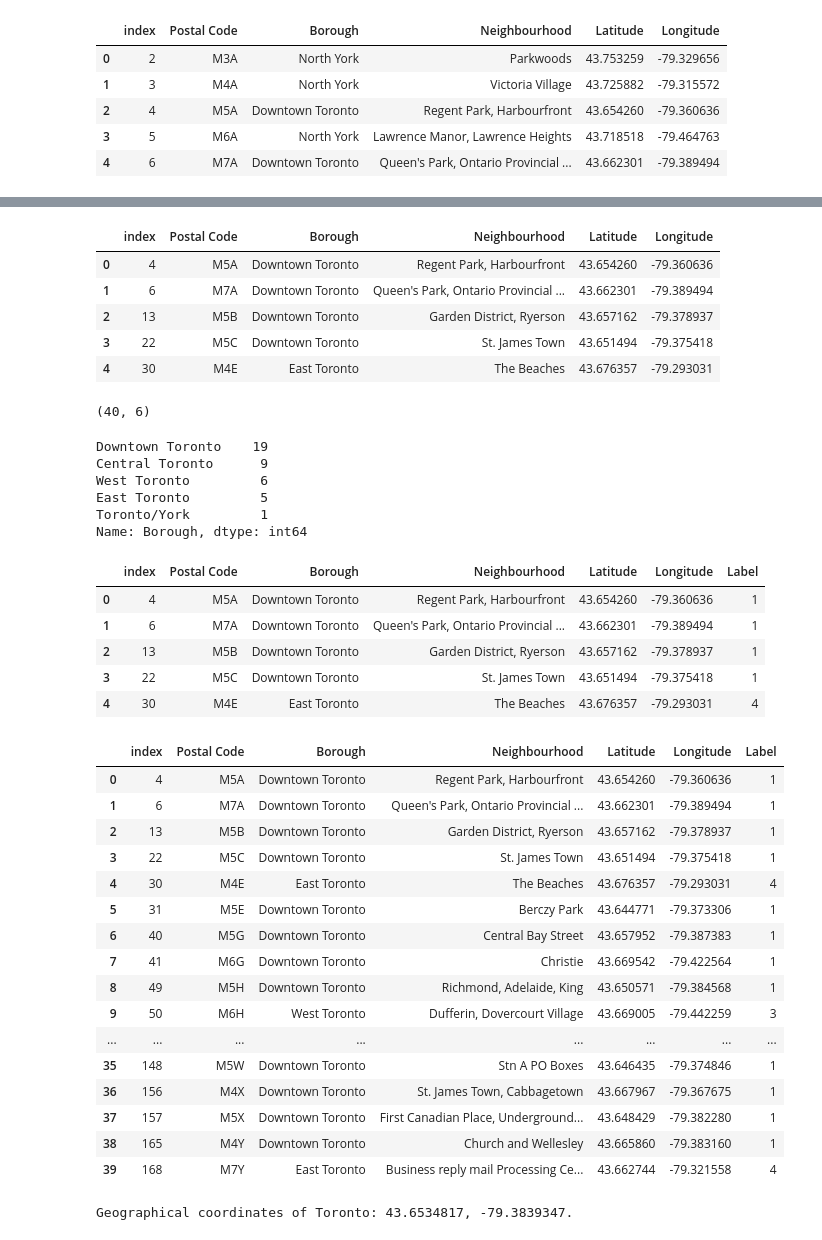
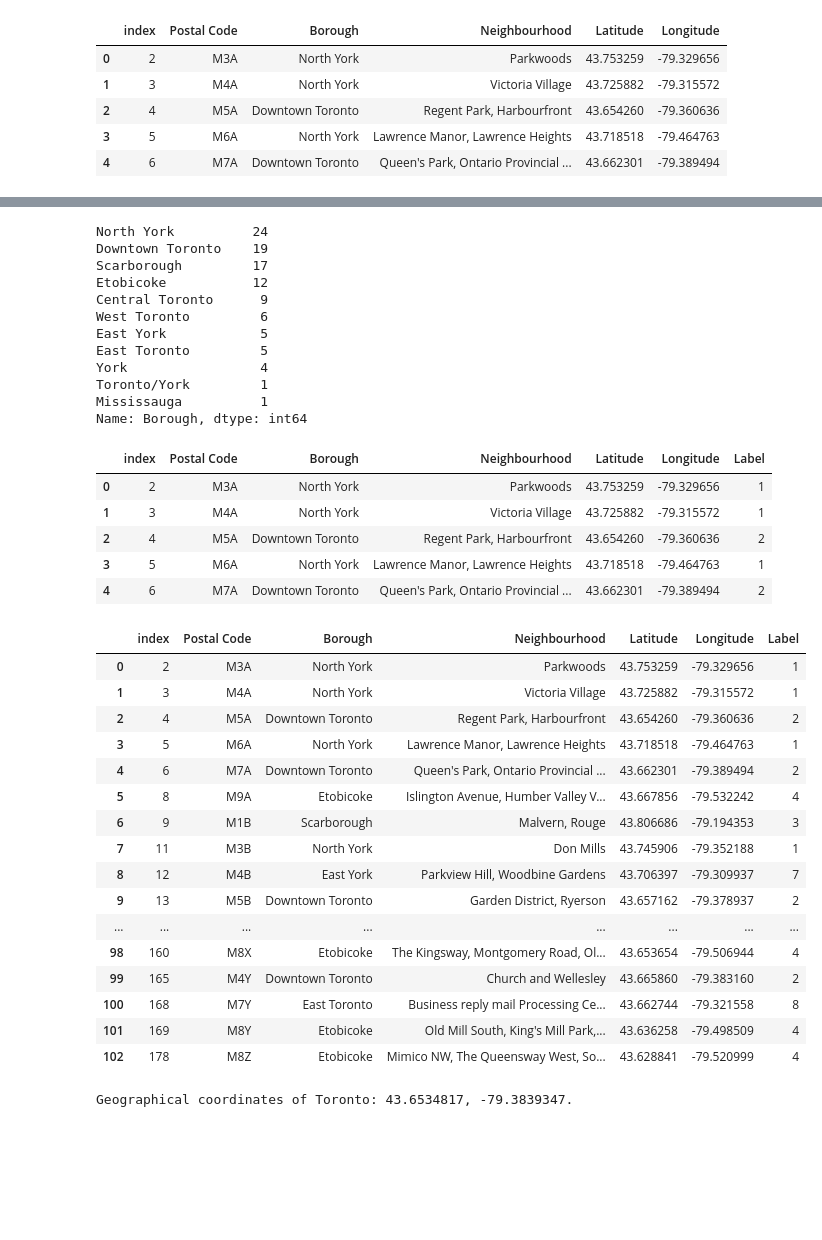
Before and after one commit to orangesmash/Coursera_Capstone, a Jupyter notebook: Toronto Neighborhoods_Part3.ipynb, the cells around one changed output, grey strips where cells are left out. Drawn from its saved outputs; the diff is of its cells as text; code cells hidden in the pictures; blank space fills up the shorter version.

Commit message:
part 2 toronto neighborhoods latlong

```diff
--- a/Toronto Neighborhoods_Part3.ipynb
+++ b/Toronto Neighborhoods_Part3.ipynb
@@ -162,60 +179,50 @@ df3.shape
-# %%
-#Working with only "Borough" which contain the word Toronto
-df4=df3[df3['Borough'].str.contains('Toronto')]
-df5=df4.reset_index(drop=True)
-df5.head()
-# %% [output]
-|  | index | Postal Code | Borough | Neighbourhood | Latitude | Longitude |
-| 0 | 4 | M5A | Downtown Toronto | Regent Park, Harbourfront | 43.654260 | -79.360636 |
-| 1 | 6 | M7A | Downtown Toronto | Queen's Park, Ontario Provincial ... | 43.662301 | -79.389494 |
-| 2 | 13 | M5B | Downtown Toronto | Garden District, Ryerson | 43.657162 | -79.378937 |
-| 3 | 22 | M5C | Downtown Toronto | St. James Town | 43.651494 | -79.375418 |
-| 4 | 30 | M4E | East Toronto | The Beaches | 43.676357 | -79.293031 |
-# %%
-df5.shape
-# %% [output]
-(40, 6)
 # %%
 # Learn the different value of Borough
-df5['Borough'].value_counts()
+df3['Borough'].value_counts()
 # %% [output]
+North York          24
 Downtown Toronto    19
+Scarborough         17
+Etobicoke           12
 Central Toronto      9
 West Toronto         6
+East York            5
 East Toronto         5
+York                 4
 Toronto/York         1
+Mississauga          1
 Name: Borough, dtype: int64
 # %%
-# Create a new column as Label and get the date from 'Borough' as integer
-df5['Label']=df5['Borough'].replace(to_replace=['Downtown Toronto','Central Toronto','West Toronto','East Toronto','Toronto/York'],value=[1,2,3,4, 5],inplace=False)
-df5.head()
+# Create a new column as Label and get the data from 'Borough' as integer
+df3['Label']=df3['Borough'].replace(to_replace=['North York','Downtown Toronto','Scarborough','Etobicoke','Central Toronto','West Toronto','East York','East Toronto','York','Toronto/York', 'Mississauga'],value=[1,2,3,4,5,6,7,8,9,10,11],inplace=False)
+df3.head()
 # %% [output]
 |  | index | Postal Code | Borough | Neighbourhood | Latitude | Longitude | Label |
-| 0 | 4 | M5A | Downtown Toronto | Regent Park, Harbourfront | 43.654260 | -79.360636 | 1 |
-| 1 | 6 | M7A | Downtown Toronto | Queen's Park, Ontario Provincial ... | 43.662301 | -79.389494 | 1 |
-| 2 | 13 | M5B | Downtown Toronto | Garden District, Ryerson | 43.657162 | -79.378937 | 1 |
-| 3 | 22 | M5C | Downtown Toronto | St. James Town | 43.651494 | -79.375418 | 1 |
-| 4 | 30 | M4E | East Toronto | The Beaches | 43.676357 | -79.293031 | 4 |
+| 0 | 2 | M3A | North York | Parkwoods | 43.753259 | -79.329656 | 1 |
+| 1 | 3 | M4A | North York | Victoria Village | 43.725882 | -79.315572 | 1 |
+| 2 | 4 | M5A | Downtown Toronto | Regent Park, Harbourfront | 43.654260 | -79.360636 | 2 |
+| 3 | 5 | M6A | North York | Lawrence Manor, Lawrence Heights | 43.718518 | -79.464763 | 1 |
+| 4 | 6 | M7A | Downtown Toronto | Queen's Park, Ontario Provincial ... | 43.662301 | -79.389494 | 2 |
 # %%
-df5
+df3
 # %% [output]
 |  | index | Postal Code | Borough | Neighbourhood | Latitude | Longitude | Label |
-| 0 | 4 | M5A | Downtown Toronto | Regent Park, Harbourfront | 43.654260 | -79.360636 | 1 |
-| 1 | 6 | M7A | Downtown Toronto | Queen's Park, Ontario Provincial ... | 43.662301 | -79.389494 | 1 |
-| 2 | 13 | M5B | Downtown Toronto | Garden District, Ryerson | 43.657162 | -79.378937 | 1 |
-| 3 | 22 | M5C | Downtown Toronto | St. James Town | 43.651494 | -79.375418 | 1 |
-| 4 | 30 | M4E | East Toronto | The Beaches | 43.676357 | -79.293031 | 4 |
-| 5 | 31 | M5E | Downtown Toronto | Berczy Park | 43.644771 | -79.373306 | 1 |
-| 6 | 40 | M5G | Downtown Toronto | Central Bay Street | 43.657952 | -79.387383 | 1 |
-| 7 | 41 | M6G | Downtown Toronto | Christie | 43.669542 | -79.422564 | 1 |
-| 8 | 49 | M5H | Downtown Toronto | Richmond, Adelaide, King | 43.650571 | -79.384568 | 1 |
-| 9 | 50 | M6H | West Toronto | Dufferin, Dovercourt Village | 43.669005 | -79.442259 | 3 |
+| 0 | 2 | M3A | North York | Parkwoods | 43.753259 | -79.329656 | 1 |
+| 1 | 3 | M4A | North York | Victoria Village | 43.725882 | -79.315572 | 1 |
+| 2 | 4 | M5A | Downtown Toronto | Regent Park, Harbourfront | 43.654260 | -79.360636 | 2 |
+| 3 | 5 | M6A | North York | Lawrence Manor, Lawrence Heights | 43.718518 | -79.464763 | 1 |
+| 4 | 6 | M7A | Downtown Toronto | Queen's Park, Ontario Provincial ... | 43.662301 | -79.389494 | 2 |
+| 5 | 8 | M9A | Etobicoke | Islington Avenue, Humber Valley V... | 43.667856 | -79.532242 | 4 |
+| 6 | 9 | M1B | Scarborough | Malvern, Rouge | 43.806686 | -79.194353 | 3 |
+| 7 | 11 | M3B | North York | Don Mills | 43.745906 | -79.352188 | 1 |
+| 8 | 12 | M4B | East York | Parkview Hill, Woodbine Gardens | 43.706397 | -79.309937 | 7 |
+| 9 | 13 | M5B | Downtown Toronto | Garden District, Ryerson | 43.657162 | -79.378937 | 2 |
 | ... | ... | ... | ... | ... | ... | ... | ... |
-| 35 | 148 | M5W | Downtown Toronto | Stn A PO Boxes | 43.646435 | -79.374846 | 1 |
-| 36 | 156 | M4X | Downtown Toronto | St. James Town, Cabbagetown | 43.667967 | -79.367675 | 1 |
-| 37 | 157 | M5X | Downtown Toronto | First Canadian Place, Underground... | 43.648429 | -79.382280 | 1 |
-| 38 | 165 | M4Y | Downtown Toronto | Church and Wellesley | 43.665860 | -79.383160 | 1 |
-| 39 | 168 | M7Y | East Toronto | Business reply mail Processing Ce... | 43.662744 | -79.321558 | 4 |
+| 98 | 160 | M8X | Etobicoke | The Kingsway, Montgomery Road, Ol... | 43.653654 | -79.506944 | 4 |
+| 99 | 165 | M4Y | Downtown Toronto | Church and Wellesley | 43.665860 | -79.383160 | 2 |
+| 100 | 168 | M7Y | East Toronto | Business reply mail Processing Ce... | 43.662744 | -79.321558 | 8 |
+| 101 | 169 | M8Y | Etobicoke | Old Mill South, King's Mill Park,... | 43.636258 | -79.498509 | 4 |
+| 102 | 178 | M8Z | Etobicoke | Mimico NW, The Queensway West, So... | 43.628841 | -79.520999 | 4 |
 # %%
 address = 'Toronto'
 geolocator = Nominatim(user_agent="toronto_explorer")
```
Also changed, not shown: parts of 2 cells of this notebook.
